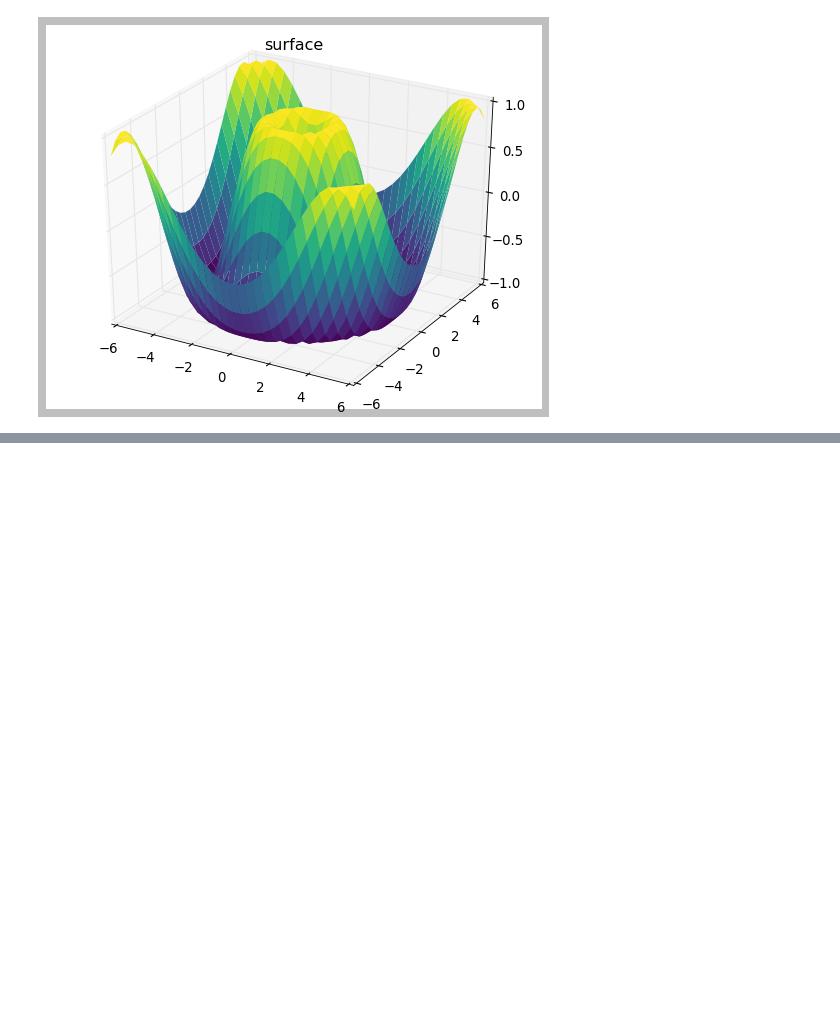
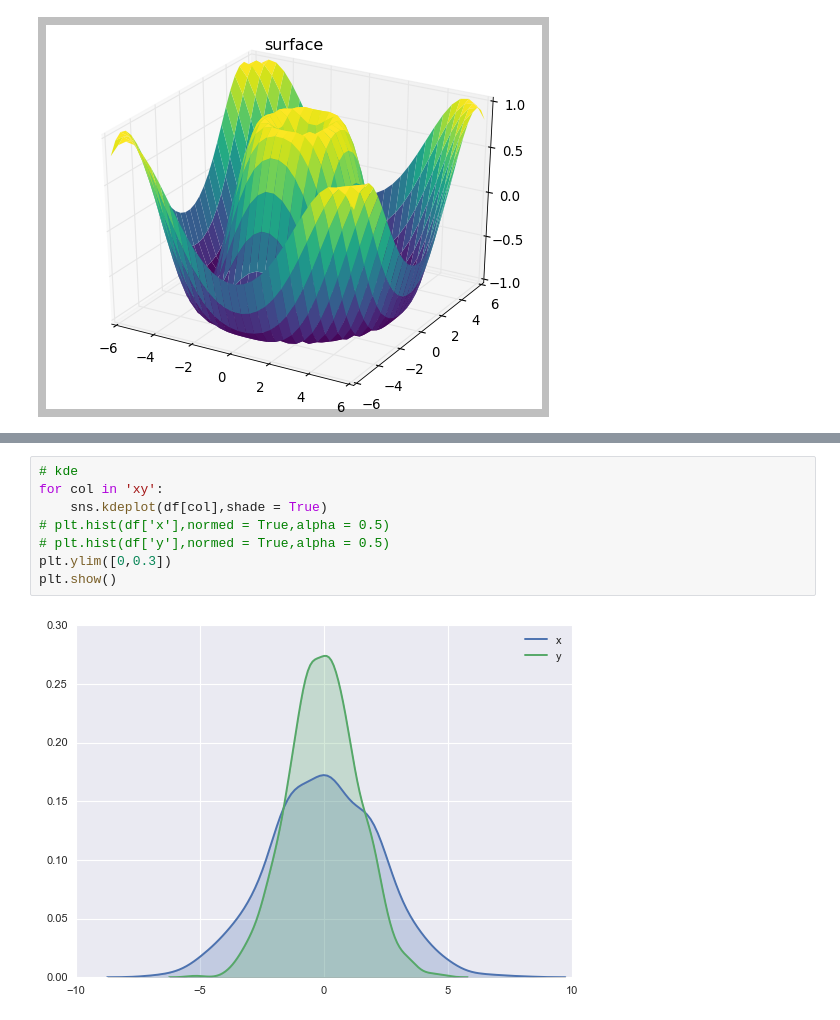
Before and after one commit to LouisYZK/dist, a Jupyter notebook: BaseLib/matplotlib_review.ipynb, the cells around one changed output, grey strips where cells are left out. Drawn from its saved outputs; the diff is of its cells as text; blank space fills up the shorter version.

```diff
--- a/BaseLib/matplotlib_review.ipynb
+++ b/BaseLib/matplotlib_review.ipynb
@@ -310,0 +363,10 @@ plt.show()
+# %%
+# kde
+for col in 'xy':
+    sns.kdeplot(df[col],shade = True)
+# plt.hist(df['x'],normed = True,alpha = 0.5)
+# plt.hist(df['y'],normed = True,alpha = 0.5)
+plt.ylim([0,0.3])
+plt.show()
+# %% [output]
+[figure, added]
```
Also changed, not shown: parts of 30 cells of this notebook.
